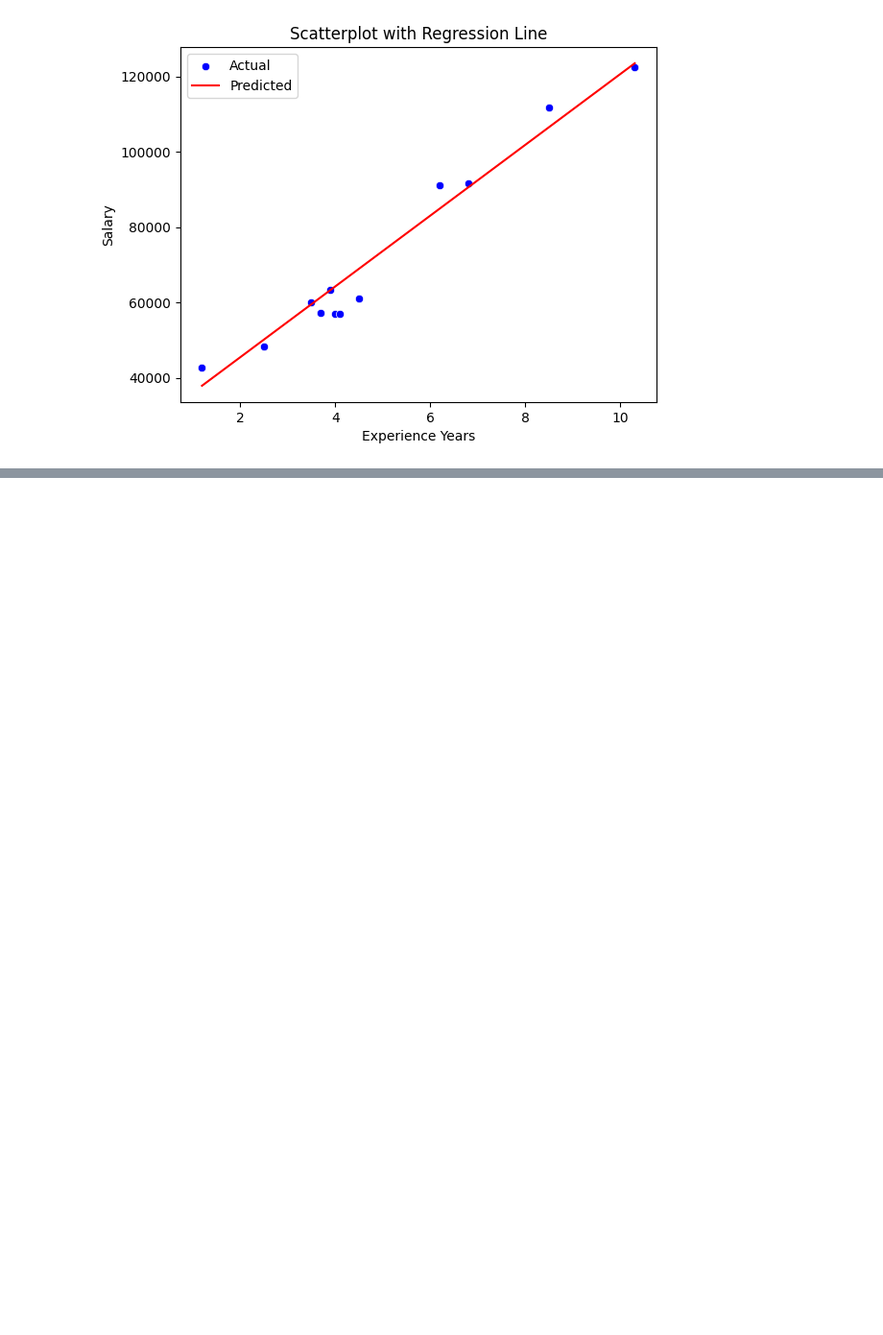
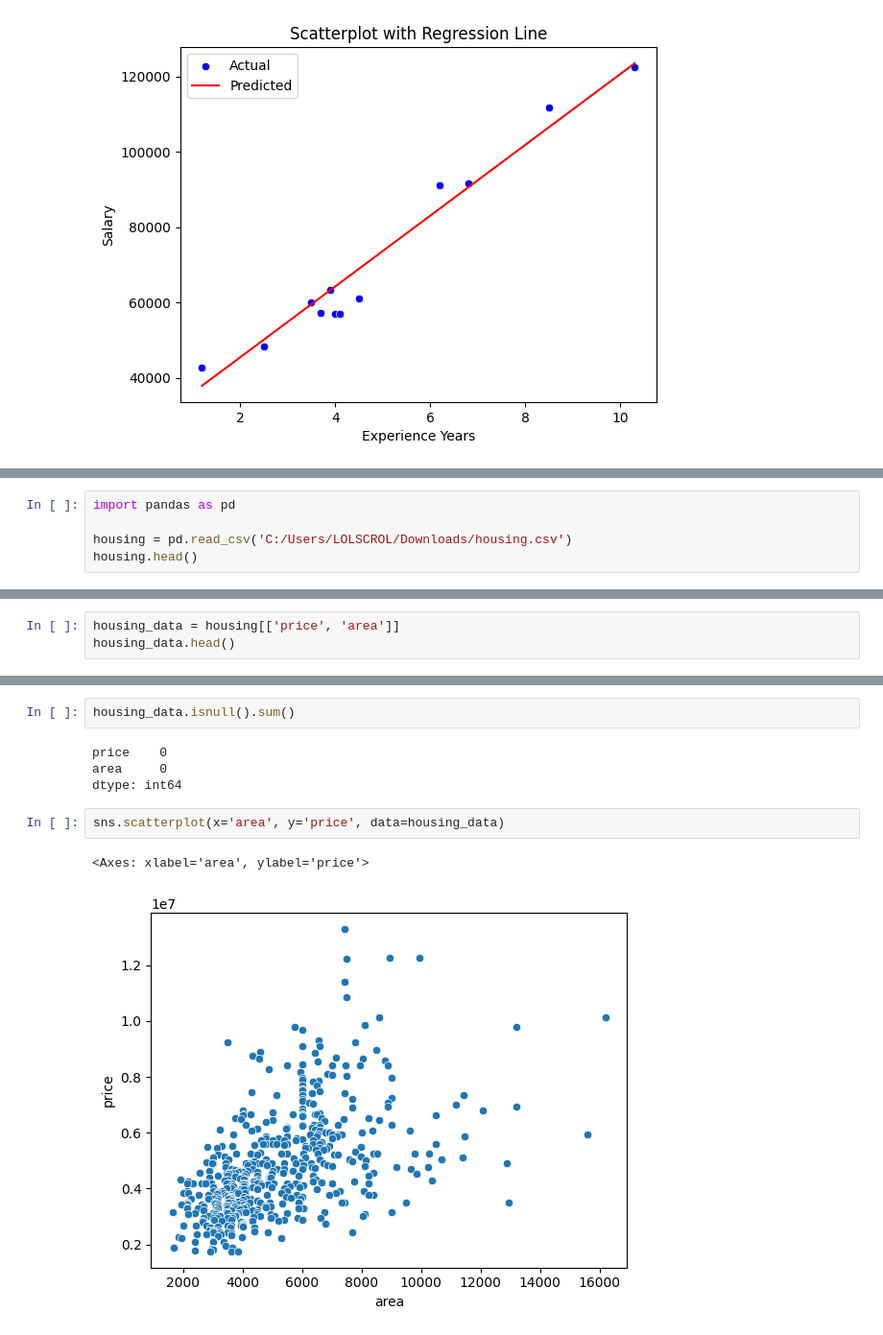
Before and after one commit to JohnyMi/DSGitrespository, a Jupyter notebook: ML/Regresiontest.ipynb, the cells around one changed output, grey strips where cells are left out. Shown at 96% size. Saved outputs shown, nothing was run; the diff lists cells and outputs as text; blank space fills up the shorter version.

```diff
--- a/ML/Regresiontest.ipynb
+++ b/ML/Regresiontest.ipynb
@@ -127,3 +128,8 @@ plt.legend()
 plt.show()
 # %% [output]
 [figure]
+# %%
+import pandas as pd
+
+housing = pd.read_csv('C:/Users/LOLSCROL/Downloads/housing.csv')
+housing.head()
@@ -129,0 +166,3 @@ plt.show()
+# %%
+housing_data = housing[['price', 'area']]
+housing_data.head()
@@ -129,0 +176,11 @@ plt.show()
+# %%
+housing_data.isnull().sum()
+# %% [output]
+price    0
+area     0
+dtype: int64
+# %%
+sns.scatterplot(x='area', y='price', data=housing_data)
+# %% [output]
+<Axes: xlabel='area', ylabel='price'>
+[figure, added]
```
Also changed, not shown: parts of 32 cells of this notebook.
